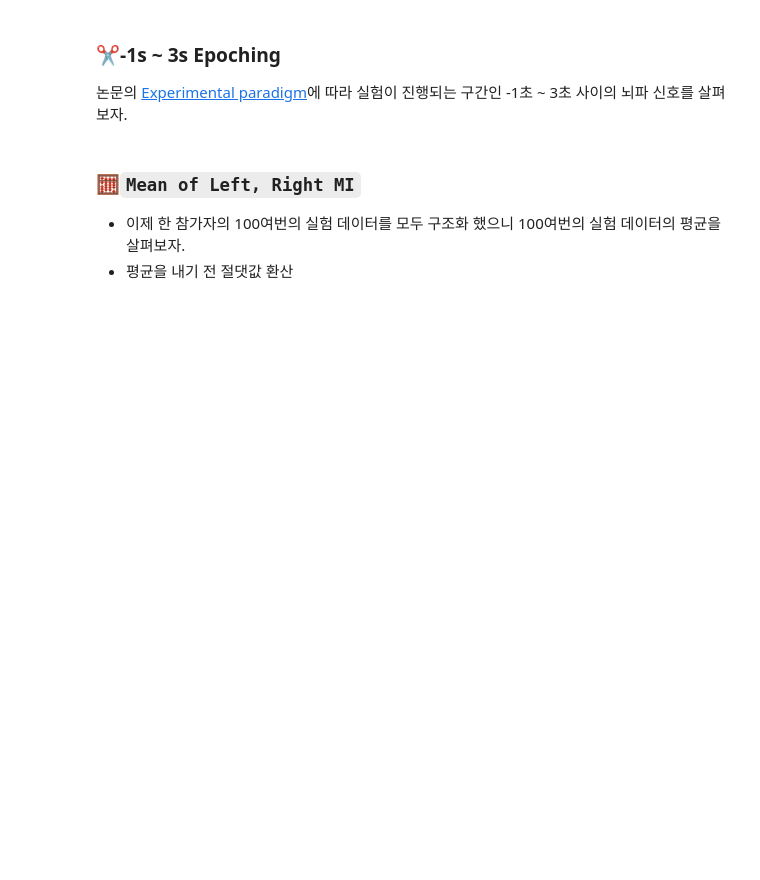
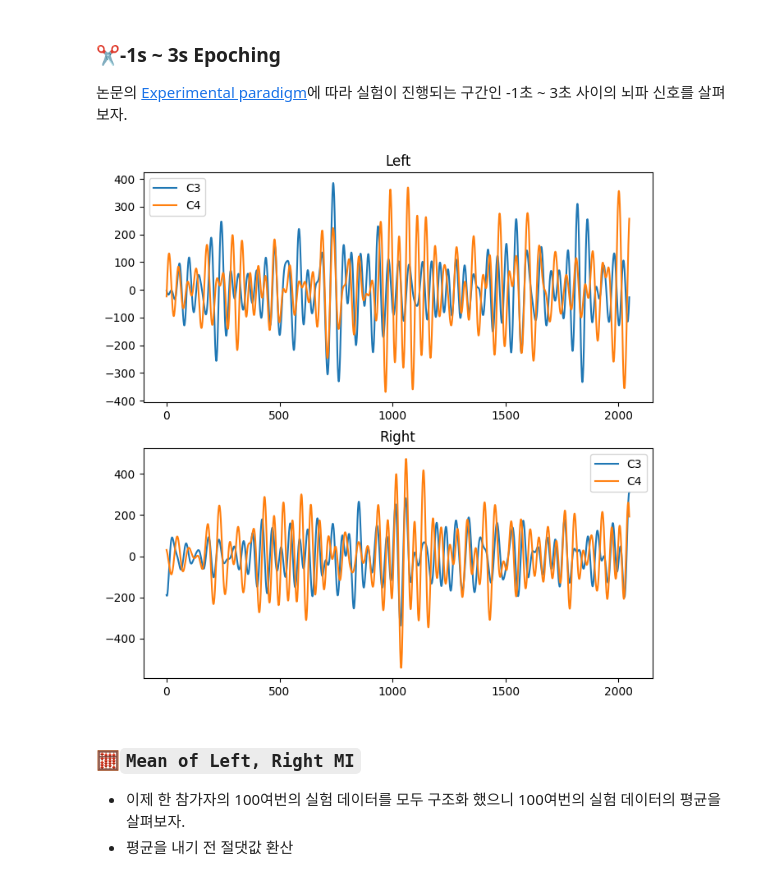
Before and after one commit to logiggi/MNE_tutorials, a Jupyter notebook: ERD of single subject copy.ipynb, the cells around one changed output. Saved outputs shown, nothing was run; the diff lists cells and outputs as text; code cells hidden in the pictures; blank space fills up the shorter version.

````diff
--- a/ERD of single subject copy.ipynb
+++ b/ERD of single subject copy.ipynb
@@ -73,0 +98,4 @@ RIGHT = 1
+# %%
+# set_eeg_reference
+mne.io.set_eeg_reference(raw[LEFT])
+mne.io.set_eeg_reference(raw[RIGHT])
@@ -87,6 +129,6 @@ print("n_imagery_trials로 나누면:", len(raw[LEFT]) / srate / mat['eeg'][0]['
 ```Epoch```을 생성하기 위해서는 ```event``` 객체가 필요한데 이를 기준으로 나누기 때문이다.
 # %%
 # events 생성
-le = # Fill the blank
-re = # Fill the blank
+le = mne.find_events(raw[LEFT], stim_channel='Stim')
+re = mne.find_events(raw[RIGHT], stim_channel='Stim')
 events = [le, re]
@@ -110,0 +155,5 @@ epochs = [le, re]
+# %%
+# Epochs 생성
+le = mne.Epochs(raw[LEFT], events[LEFT], tmin=-2, tmax=5, baseline=(-0.5, 0))
+re = mne.Epochs(raw[RIGHT], events[RIGHT], tmin=-2, tmax=5, baseline=(-0.5, 0))
+epochs = [le, re]
@@ -147,6 +226,6 @@ plt.show()
 le = []
 re = []
 for i in range(0, len(epochs[LEFT])):
-    le.append(# Fill the blank)
-    re.append(# Fill the blank)
+    le.append(epochs[LEFT][i].filter(l_freq=8, h_freq=13))
+    re.append(epochs[RIGHT][i].filter(l_freq=8, h_freq=13))
 epochs = [le, re]
@@ -174,27 +273,29 @@ plt.show()
 # %%
 le = []
 re = []
 for i in range(0, len(epochs[LEFT])):
-    le.append(# Fill the blank)
-    re.append(# Fill the blank)
+    le.append(epochs[LEFT][i].crop(tmin=-1, tmax=3))
+    re.append(epochs[RIGHT][i].crop(tmin=-1, tmax=3))
 epochs = [le, re]
 
 # 예시 데이터 plot
 data = [epochs[LEFT][0].get_data(), epochs[RIGHT][0].get_data()]
 
 fig, axes = plt.subplots(nrows=2, ncols=1, figsize=(8, 8))
 
 axes[0].plot(data[LEFT][0][C3], label='C3')
 axes[0].plot(data[LEFT][0][C4], label='C4')
 axes[0].set_title("Left")
 axes[0].legend()
 
 axes[1].plot(data[RIGHT][0][C3], label='C3')
 axes[1].plot(data[RIGHT][0][C4], label='C4')
 axes[1].set_title("Right")
 axes[1].legend()
 
 plt.show()
+# %% [output]
+[figure, added]
 # %% [markdown]
 ### 🧮```Mean of Left, Right MI```
 * 이제 한 참가자의 100여번의 실험 데이터를 모두 구조화 했으니 100여번의 실험 데이터의 평균을 살펴보자.
````
Also changed, not shown: parts of 32 cells of this notebook, 2 other files.
